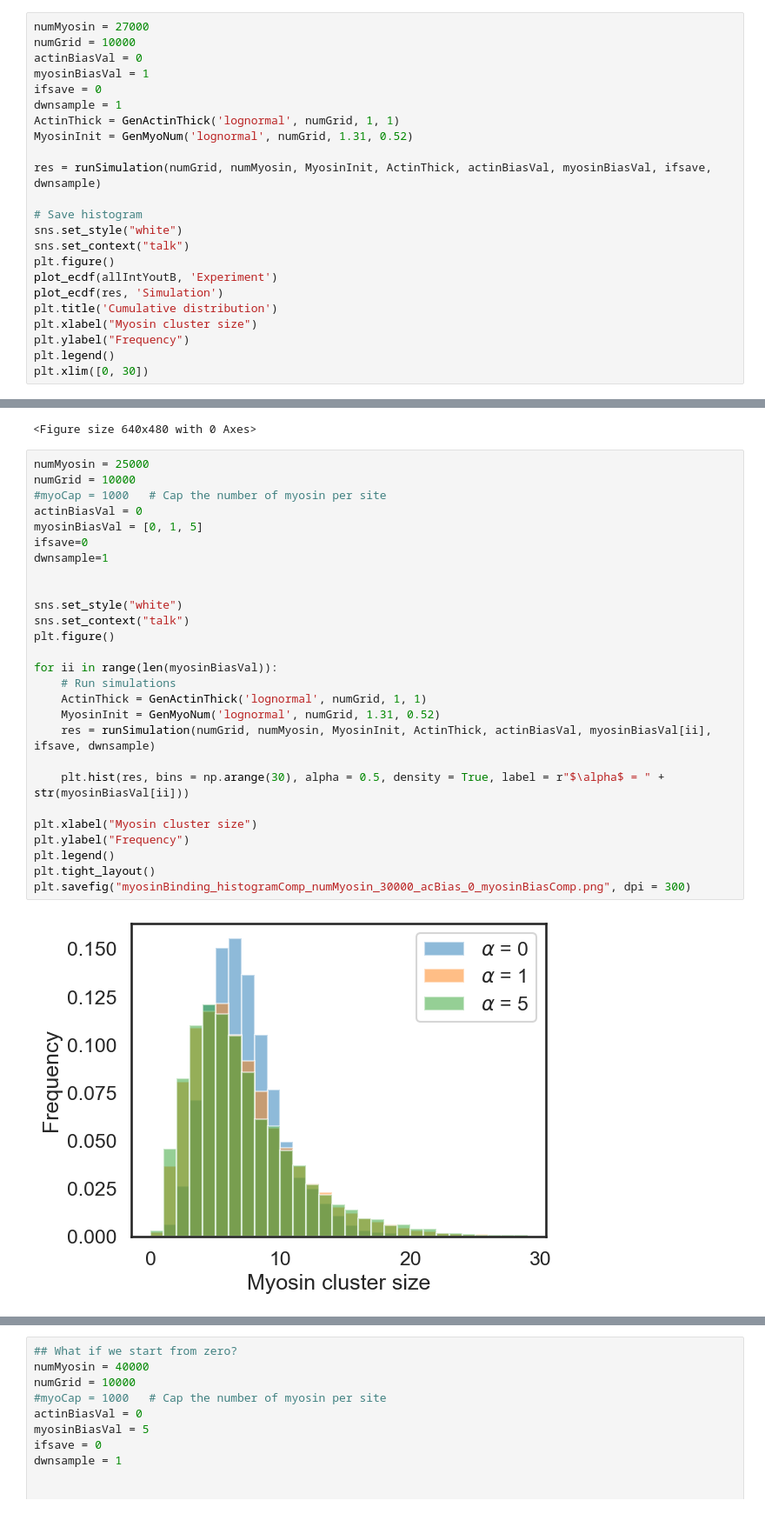
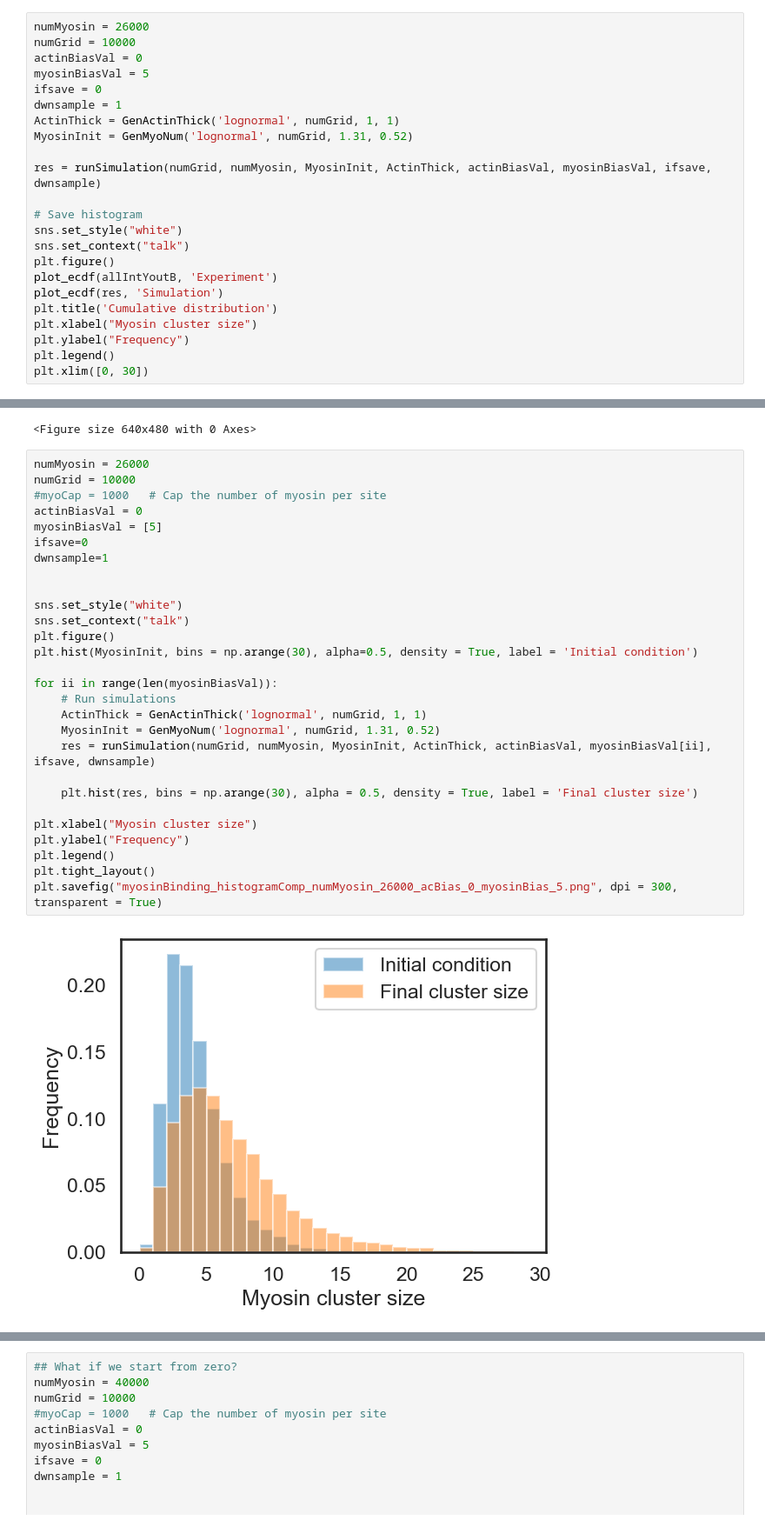
Before and after one commit to WHChou/Myosin-cluster-simulation, a Jupyter notebook: MyosinBinding_v2.ipynb, the cells around one changed output, grey strips where cells are left out. Shown at 87% size. Saved outputs shown, nothing was run; the diff lists cells and outputs as text.

Commit message:
Make plots

```diff
--- a/MyosinBinding_v2.ipynb
+++ b/MyosinBinding_v2.ipynb
@@ -435,10 +434,10 @@ for ii in range(len(numMyosin)):
 #df = pd.DataFrame({'alpha': myoBias, 'beta': acBias, 'mode': mode_array, 'sigma': sigma_array})
 #df.to_csv('params.csv')
 # %%
-numMyosin = 27000
+numMyosin = 26000
 numGrid = 10000
 actinBiasVal = 0
-myosinBiasVal = 1
+myosinBiasVal = 5
 ifsave = 0
 dwnsample = 1
 ActinThick = GenActinThick('lognormal', numGrid, 1, 1)
@@ -524,31 +523,32 @@ for ii in range(len(numMyosin)):
 # %% [output]
 <Figure size 640x480 with 0 Axes>
 # %%
-numMyosin = 25000
+numMyosin = 26000
 numGrid = 10000
 #myoCap = 1000   # Cap the number of myosin per site
 actinBiasVal = 0
-myosinBiasVal = [0, 1, 5]
+myosinBiasVal = [5]
 ifsave=0
 dwnsample=1
 
 
 sns.set_style("white")
 sns.set_context("talk")
 plt.figure()
+plt.hist(MyosinInit, bins = np.arange(30), alpha=0.5, density = True, label = 'Initial condition')
 
 for ii in range(len(myosinBiasVal)):
     # Run simulations
     ActinThick = GenActinThick('lognormal', numGrid, 1, 1)
     MyosinInit = GenMyoNum('lognormal', numGrid, 1.31, 0.52)
     res = runSimulation(numGrid, numMyosin, MyosinInit, ActinThick, actinBiasVal, myosinBiasVal[ii], ifsave, dwnsample)
 
-    plt.hist(res, bins = np.arange(30), alpha = 0.5, density = True, label = r"$\alpha$ = " + str(myosinBiasVal[ii]))
+    plt.hist(res, bins = np.arange(30), alpha = 0.5, density = True, label = 'Final cluster size')
 
 plt.xlabel("Myosin cluster size")
 plt.ylabel("Frequency")
 plt.legend()
 plt.tight_layout()
-plt.savefig("myosinBinding_histogramComp_numMyosin_30000_acBias_0_myosinBiasComp.png", dpi = 300)
+plt.savefig("myosinBinding_histogramComp_numMyosin_26000_acBias_0_myosinBias_5.png", dpi = 300, transparent = True)
 # %% [output]
-[figure, old version]
+[figure, new version]
```
Also changed, not shown: parts of 14 cells of this notebook.
